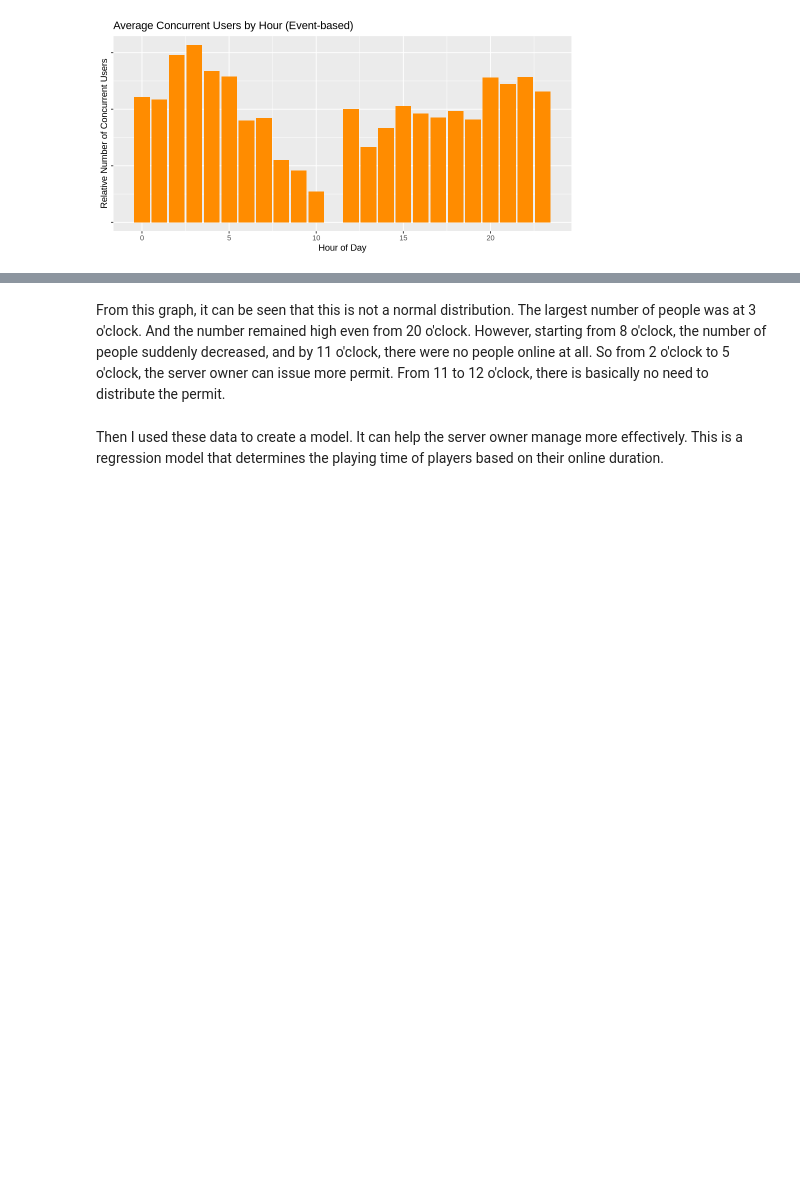
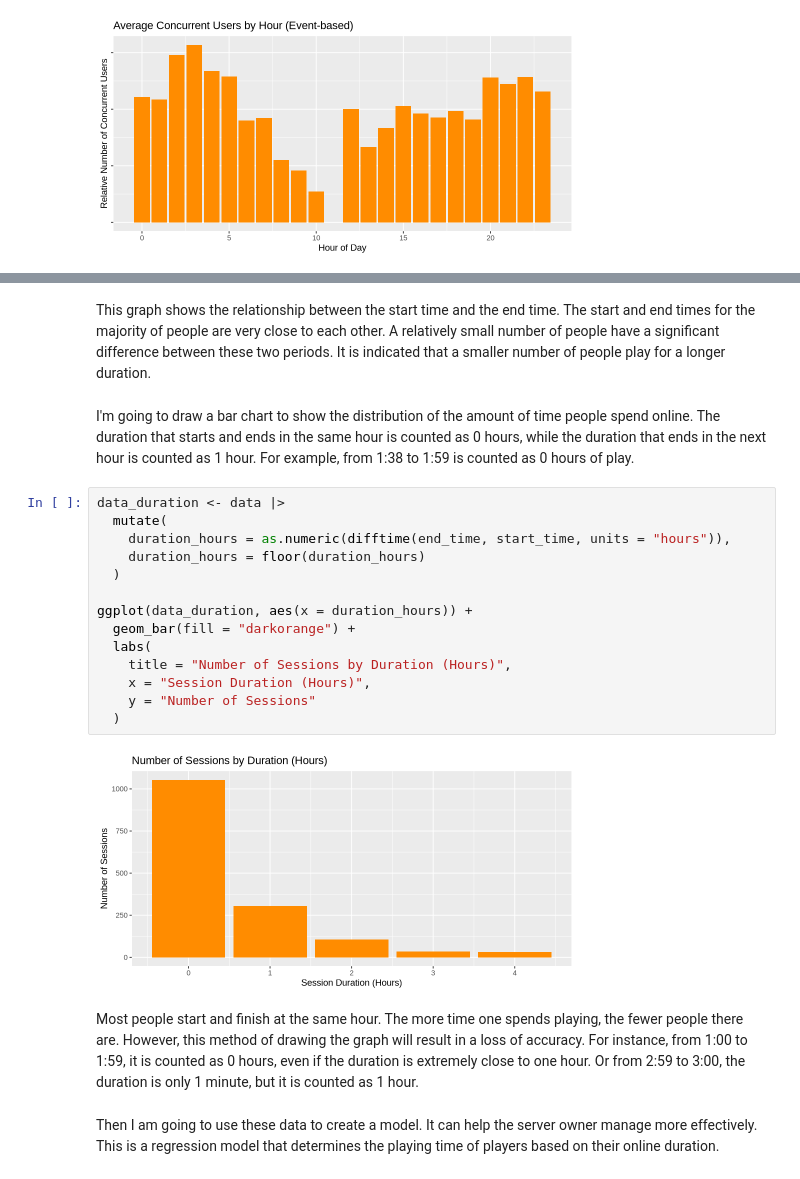
Before and after one commit to billtxsong-lang/bill, a Jupyter notebook: Untitled.ipynb, the cells around one changed output, grey strips where cells are left out. Cells and saved outputs as stored; diff of their text form; blank space fills up the shorter version.

Commit message:
Commit5
Re-read the instruction and re-write most part of my plan.

```diff
--- a/Untitled.ipynb
+++ b/Untitled.ipynb
@@ -122,4 +156,24 @@ scale_y_continuous(labels = NULL)
+# %% [markdown]
+This graph shows the relationship between the start time and the end time. The start and end times for the majority of people are very close to each other. A relatively small number of people have a significant difference between these two periods. It is indicated that a smaller number of people play for a longer duration.
+# %% [markdown]
+I'm going to draw a bar chart to show the distribution of the amount of time people spend online. The duration that starts and ends in the same hour is counted as 0 hours, while the duration that ends in the next hour is counted as 1 hour. For example, from 1:38 to 1:59 is counted as 0 hours of play.
+# %%
+data_duration <- data |>
+  mutate(
+    duration_hours = as.numeric(difftime(end_time, start_time, units = "hours")),
+    duration_hours = floor(duration_hours)
+  )
+
+ggplot(data_duration, aes(x = duration_hours)) +
+  geom_bar(fill = "darkorange") +
+  labs(
+    title = "Number of Sessions by Duration (Hours)",
+    x = "Session Duration (Hours)",
+    y = "Number of Sessions"
+  )
+# %% [output]
+[figure, added]
 # %% [markdown]
-From this graph, it can be seen that this is not a normal distribution. The largest number of people was at 3 o'clock. And the number remained high even from 20 o'clock. However, starting from 8 o'clock, the number of people suddenly decreased, and by 11 o'clock, there were no people online at all. So from 2 o'clock to 5 o'clock, the server owner can issue more permit. From 11 to 12 o'clock, there is basically no need to distribute the permit.
+Most people start and finish at the same hour. The more time one spends playing, the fewer people there are. However, this method of drawing the graph will result in a loss of accuracy. For instance, from 1:00 to 1:59, it is counted as 0 hours, even if the duration is extremely close to one hour. Or from 2:59 to 3:00, the duration is only 1 minute, but it is counted as 1 hour.
 # %% [markdown]
-Then I used these data to create a model. It can help the server owner manage more effectively. This is a regression model that determines the playing time of players based on their online duration.
+Then I am going to use these data to create a model. It can help the server owner manage more effectively. This is a regression model that determines the playing time of players based on their online duration.
```
Also changed, not shown: parts of 10 cells of this notebook.
